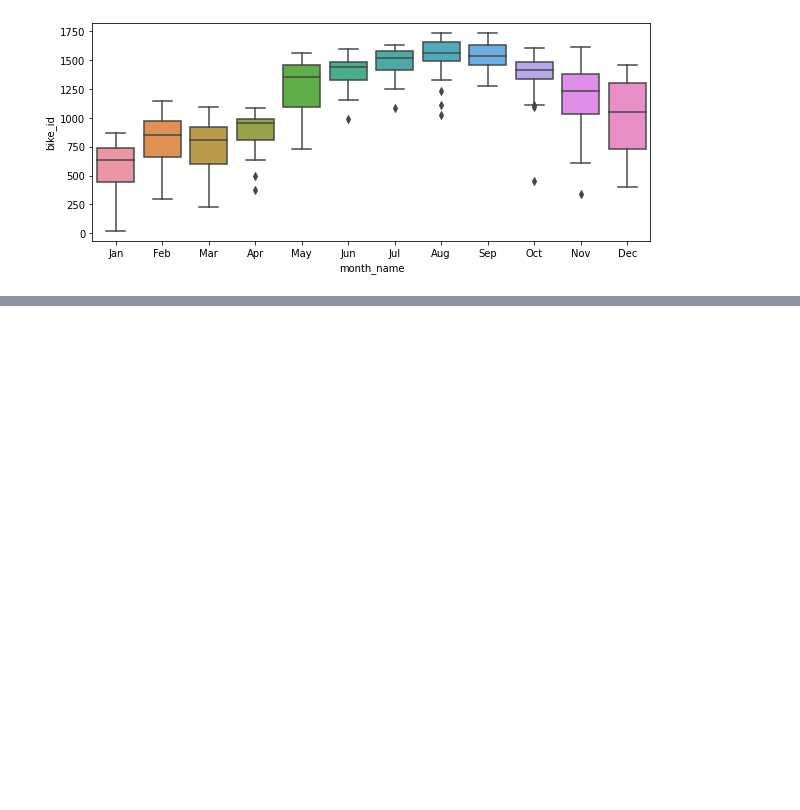
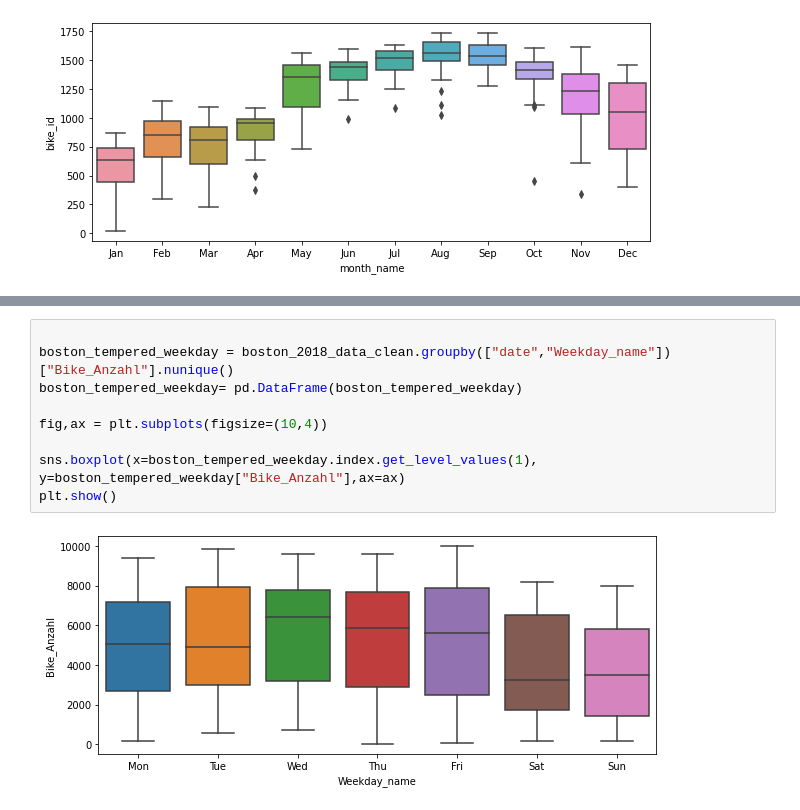
Before and after one commit to OnnoPeters/DSML_Team_Viper, a Jupyter notebook: DSML_Main_Jupyter_Notebook_Team_Viper.ipynb, the cells around one changed output, grey strips where cells are left out. Cells and saved outputs as stored; diff of their text form; blank space fills up the shorter version.

```diff
--- a/DSML_Main_Jupyter_Notebook_Team_Viper.ipynb
+++ b/DSML_Main_Jupyter_Notebook_Team_Viper.ipynb
@@ -216,0 +246,11 @@ plt.show()
+# %%
+
+boston_tempered_weekday = boston_2018_data_clean.groupby(["date","Weekday_name"])["Bike_Anzahl"].nunique()
+boston_tempered_weekday= pd.DataFrame(boston_tempered_weekday)
+
+fig,ax = plt.subplots(figsize=(10,4))
+
+sns.boxplot(x=boston_tempered_weekday.index.get_level_values(1), y=boston_tempered_weekday["Bike_Anzahl"],ax=ax)
+plt.show()
+# %% [output]
+[figure, added]
```
Also changed, not shown: parts of 7 cells of this notebook.
